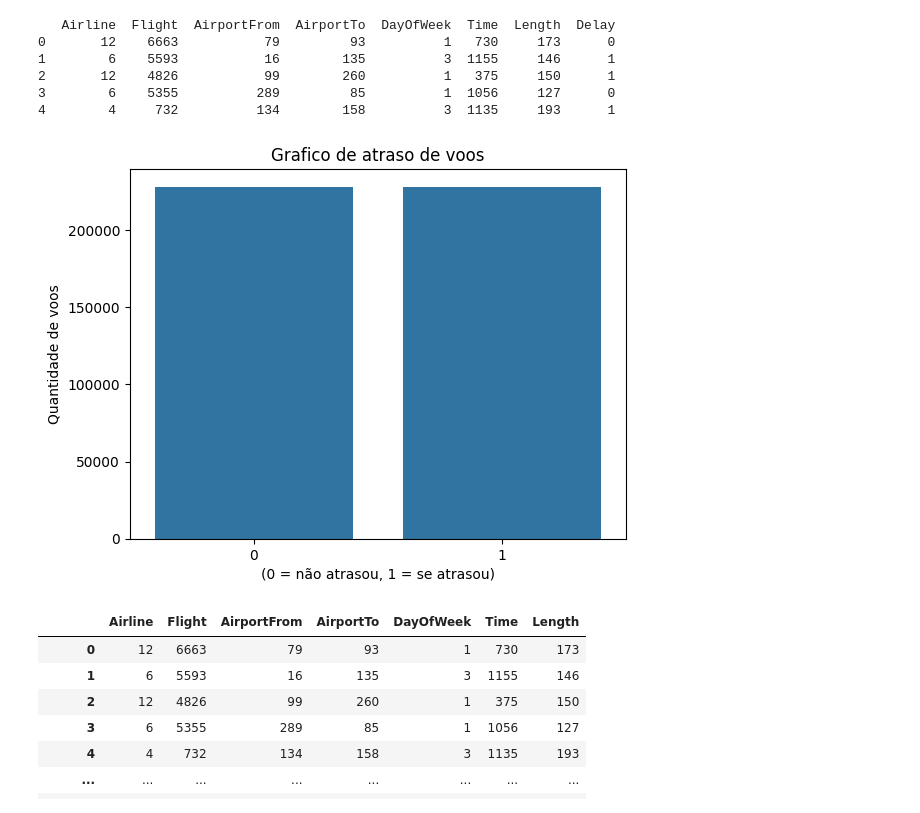
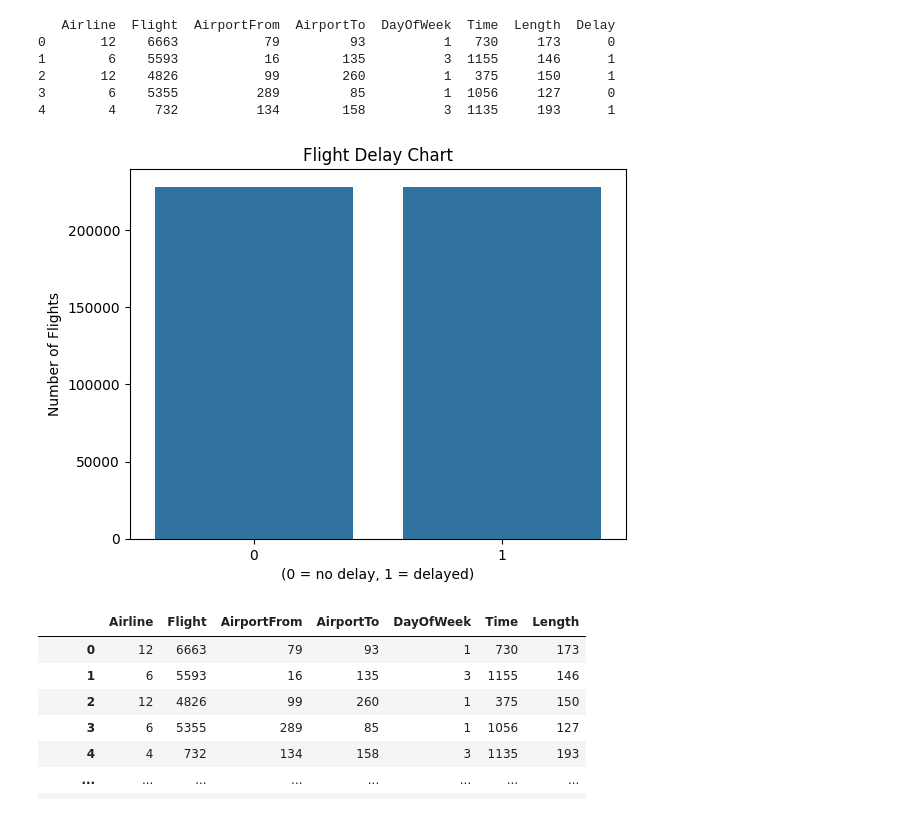
Before and after one commit to herbertgabriel/JaPodeVoar, a Jupyter notebook: app/models/train_model.ipynb, the cells around one changed output. Drawn from its saved outputs; the diff is of its cells as text; code cells hidden in the pictures.

```diff
--- a/app/models/train_model.ipynb
+++ b/app/models/train_model.ipynb
@@ -50,12 +50,12 @@ print(dados.head())
 # %%
 # Visualização se target está balanceado
 sns.countplot(x = 'Delay', data = dados)
-plt.title('Grafico de atraso de voos')
-plt.xlabel('(0 = não atrasou, 1 = se atrasou)')
-plt.ylabel('Quantidade de voos')
+plt.title('Flight Delay Chart')
+plt.xlabel('(0 = no delay, 1 = delayed)')
+plt.ylabel('Number of Flights')
 plt.show()
 # %% [output]
-[figure, old version]
+[figure, new version]
 # %%
 # Separar target dos atributos
 X = dados.iloc[:, 0:7] # Atributos
```
Also changed, not shown: parts of 6 cells of this notebook, 16 other files.
